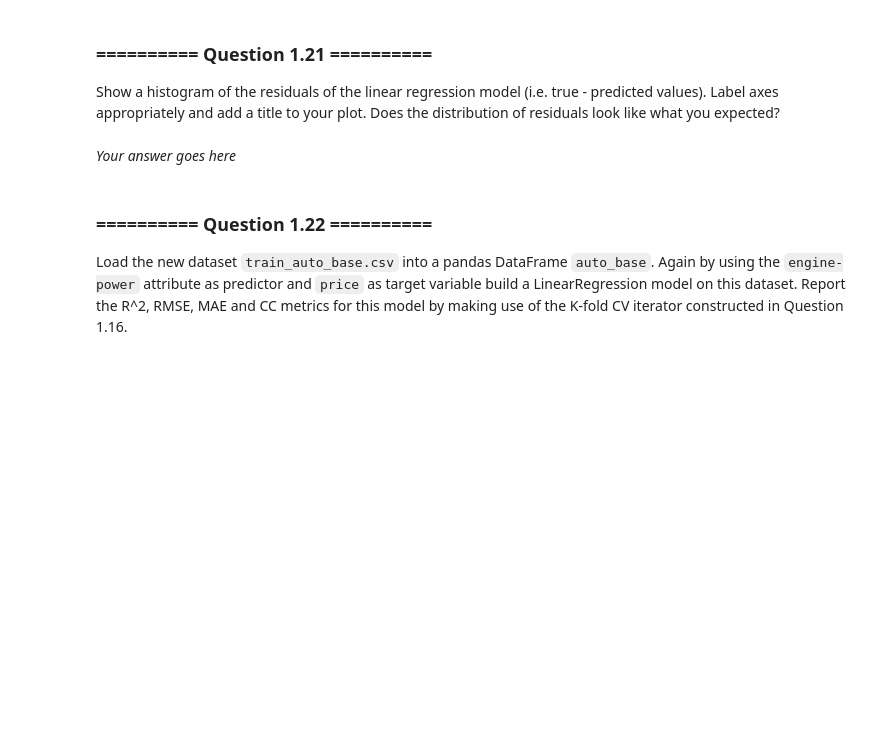
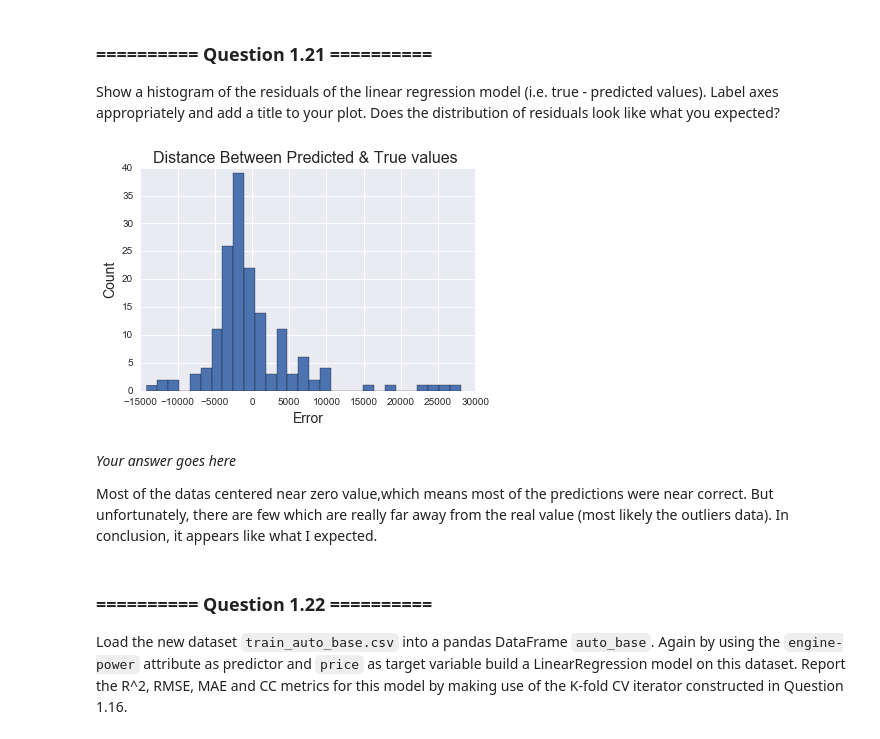
Before and after one commit to richardharmadi/iaml, a Jupyter notebook: 05_Assignment_2.ipynb, the cells around one changed output. Drawn from its saved outputs; the diff is of its cells as text; code cells hidden in the pictures; blank space fills up the shorter version.

```diff
--- a/05_Assignment_2.ipynb
+++ b/05_Assignment_2.ipynb
@@ -338,5 +362,17 @@ Show a histogram of the residuals of the linear regression model (i.e. true - pr
-# %% [markdown]
-*Your answer goes here*
+# %%
+# Your code goes here
+residuals = y - predicted
+plt.hist(residuals,'auto') #range=(4000,45000)
+plt.title('Distance Between Predicted & True values ',fontsize=16)
+plt.xlabel('Error',fontsize=14)
+plt.ylabel('Count',fontsize=14)
+plt.show()
+# %% [output]
+[figure, added]
+# %% [markdown]
+*Your answer goes here*
+
+Most of the datas centered near zero value,which means most of the predictions were near correct. But unfortunately, there are few which are really far away from the real value (most likely the outliers data). In conclusion, it appears like what I expected.
 # %% [markdown]
 ### ========== Question 1.22 ==========
 Load the new dataset `train_auto_base.csv` into a pandas DataFrame `auto_base`. Again by using the `engine-power` attribute as predictor and `price` as target variable build a LinearRegression model on this dataset. Report the R^2, RMSE, MAE and CC metrics for this model by making use of the K-fold CV iterator constructed in Question 1.16.
```
Also changed, not shown: parts of 13 cells of this notebook.
